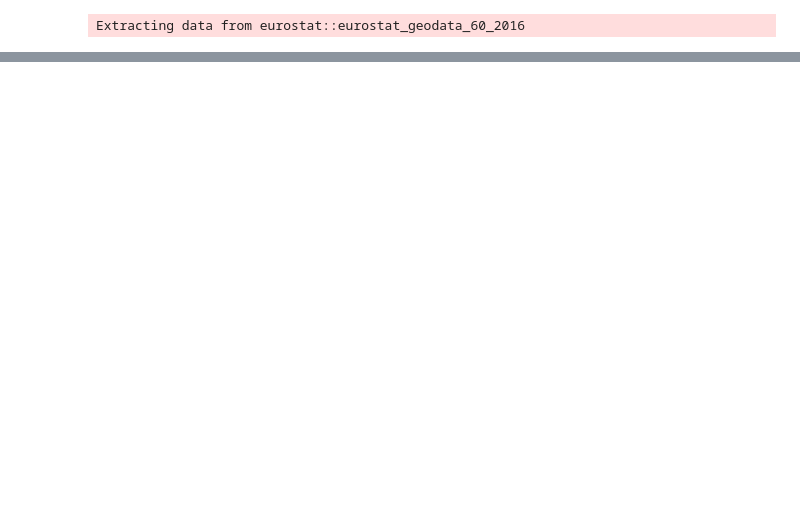
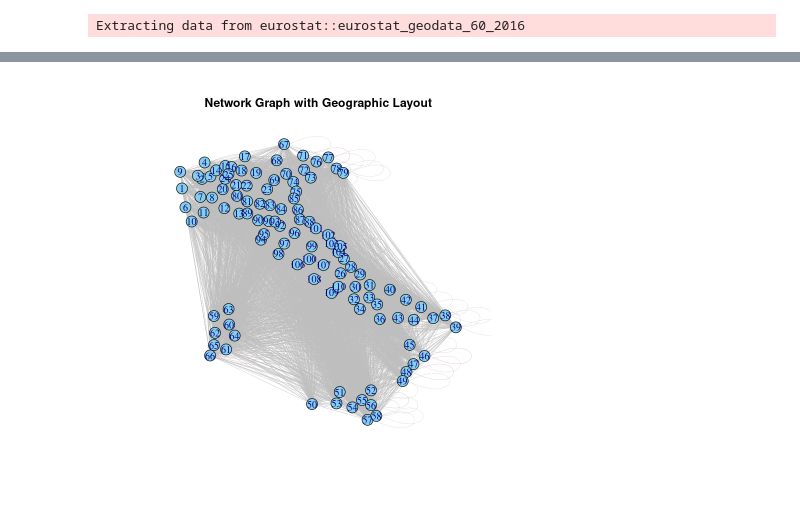
Before and after one commit to paololapo/ComplexNetworks_projects, a Jupyter notebook: code/task_44/Full_world.ipynb, the cells around one changed output, grey strips where cells are left out. Cells and saved outputs as stored; diff of their text form; code cells hidden in the pictures; blank space fills up the shorter version.

```diff
--- a/code/task_44/Full_world.ipynb
+++ b/code/task_44/Full_world.ipynb
@@ -216,0 +371,4 @@ ERROR: Error in eval(expr, envir, enclos): object 'nodeLabel_x' not found
+# %%
+## Let's start with a simple network
+edges <- read.csv("../../data/task_44/networks/ITA_edges.csv")
+nodes <- read.csv("../../data/task_44/networks/ITA_nodes.csv")
@@ -216,0 +399,25 @@ ERROR: Error in eval(expr, envir, enclos): object 'nodeLabel_x' not found
+# %%
+# Subselect the data
+nodes <- nodes |>
+  select(nodeID, longitude, latitude)
+
+edges <- edges |>
+  select(nodeID_from, nodeID_to, weight)
+# %%
+# Create the graph
+g <- graph_from_data_frame(edges, directed = TRUE, vertices = nodes)
+# %%
+# Layout the graph according to the geographic coordinates
+layout <- matrix(c(nodes$longitude, nodes$latitude), ncol = 2, byrow = FALSE)
+
+# Edge weights
+color_ramp <- colorRampPalette(c("grey", "red"))
+normalized_weights <- (E(g)$weight - min(E(g)$weight)) / (max(E(g)$weight) - min(E(g)$weight))
+edge_colors <- color_ramp(5)[as.numeric(cut(normalized_weights, 5))]
+
+plot(g, layout = layout, vertex.label = V(g)$name, edge.width = 0.3,
+     vertex.size = 8, vertex.color = "skyblue", edge.color = edge_colors,
+     edge.arrow.size = 0, arrow.width = 0,
+     main = "Network Graph with Geographic Layout")
+# %% [output]
+[figure, added]
```
Also changed, not shown: parts of 29 cells of this notebook, 21 other files.
